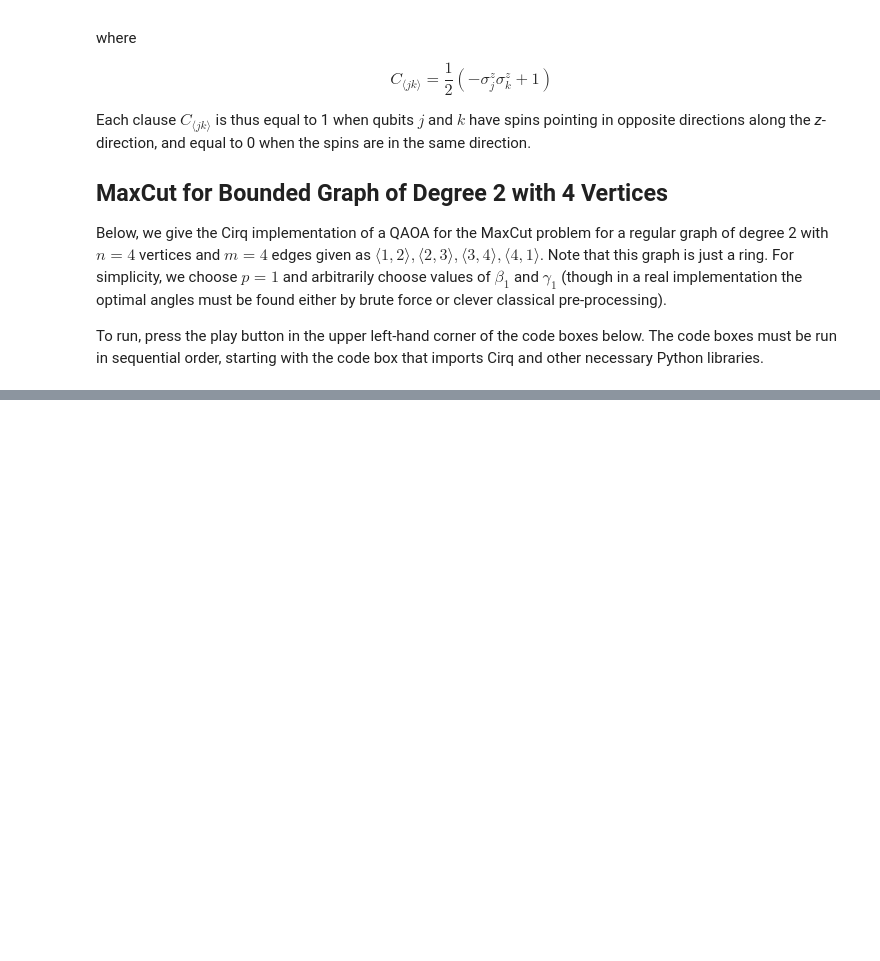
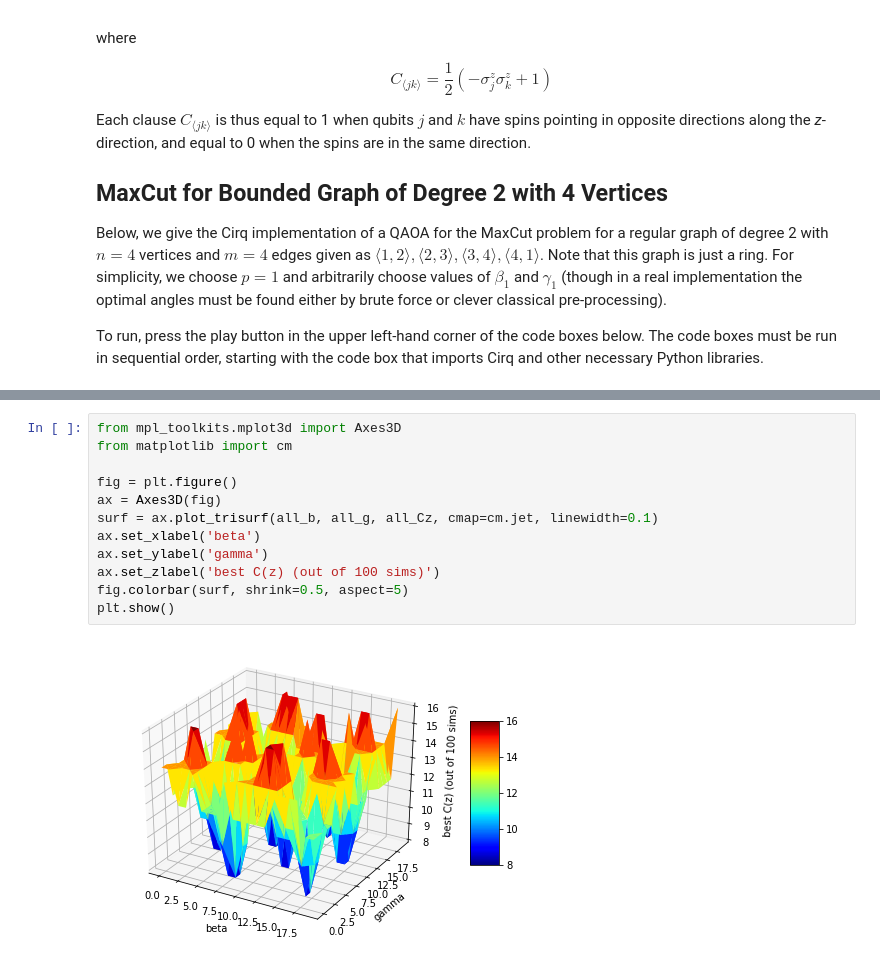
Before and after one commit to bernalde/11860_project_qaoa, a Jupyter notebook: qaoa_cirq.ipynb, the cells around one changed output, grey strips where cells are left out. Cells and saved outputs as stored; diff of their text form; blank space fills up the shorter version.

```diff
--- a/qaoa_cirq.ipynb
+++ b/qaoa_cirq.ipynb
@@ -693,0 +558,14 @@ for i in range(0,2):
+# %%
+from mpl_toolkits.mplot3d import Axes3D
+from matplotlib import cm
+
+fig = plt.figure()
+ax = Axes3D(fig)
+surf = ax.plot_trisurf(all_b, all_g, all_Cz, cmap=cm.jet, linewidth=0.1)
+ax.set_xlabel('beta')
+ax.set_ylabel('gamma')
+ax.set_zlabel('best C(z) (out of 100 sims)')
+fig.colorbar(surf, shrink=0.5, aspect=5)
+plt.show()
+# %% [output]
+[figure, added]
```
Also changed, not shown: parts of 6 cells of this notebook, 4 other files.
